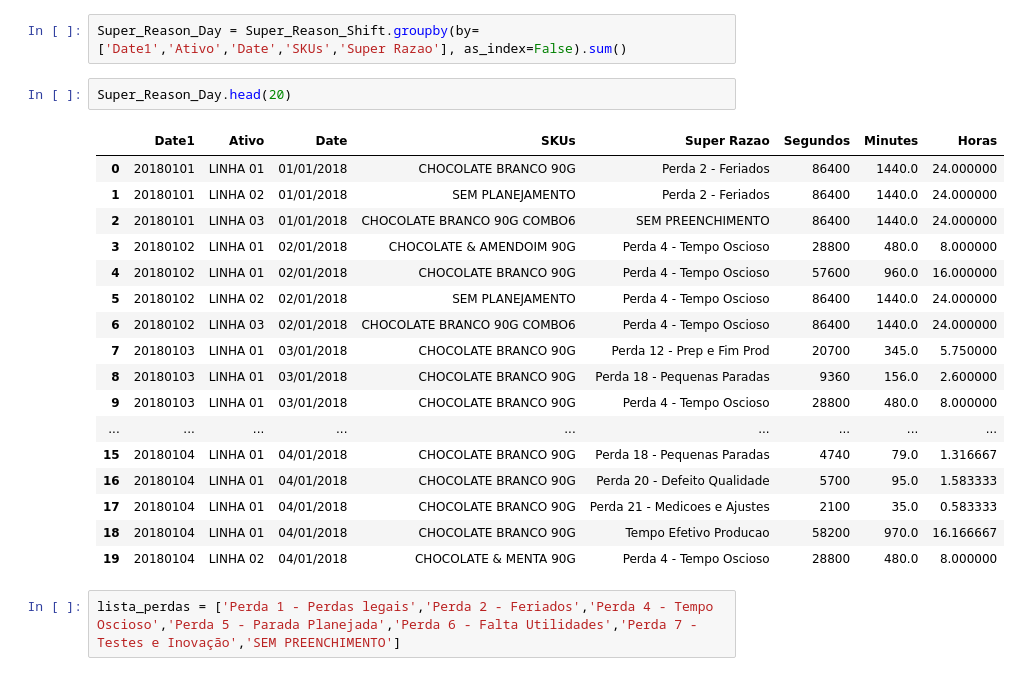
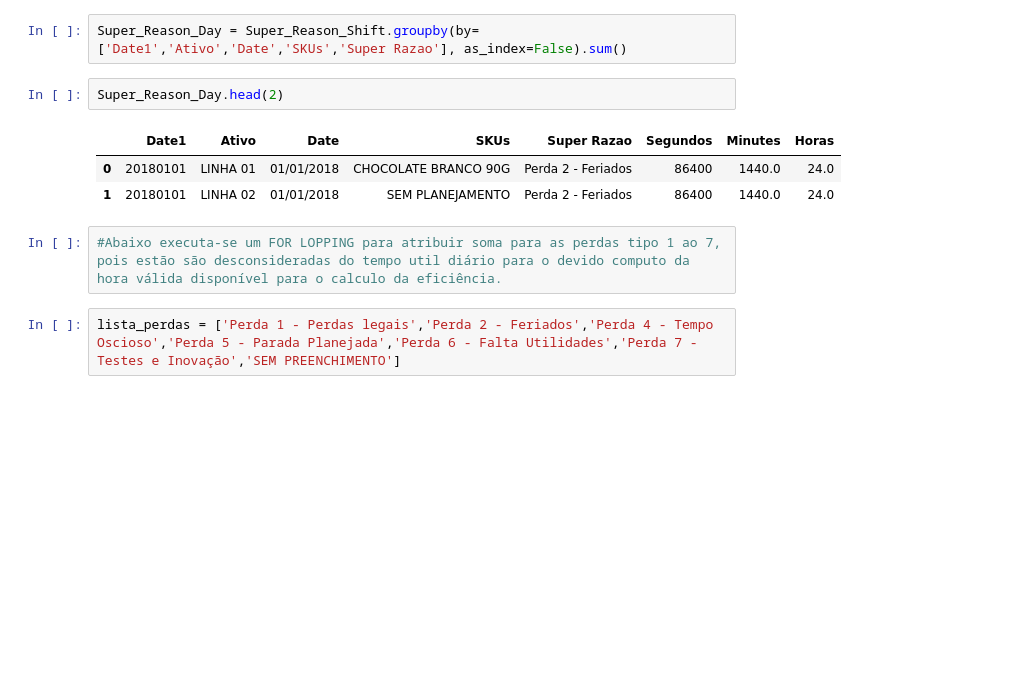
Before and after one commit to maubaroni/Projeto-Final, a Jupyter notebook: LossTreeChocolateFactory.ipynb, the cells around one changed output. Cells and saved outputs as stored; diff of their text form; blank space fills up the shorter version.

```diff
--- a/LossTreeChocolateFactory.ipynb
+++ b/LossTreeChocolateFactory.ipynb
@@ -127,25 +112,13 @@ Super_Reason_Shift
 # %%
 Super_Reason_Day = Super_Reason_Shift.groupby(by=['Date1','Ativo','Date','SKUs','Super Razao'], as_index=False).sum()
 # %%
-Super_Reason_Day.head(20)
+Super_Reason_Day.head(2)
 # %% [output]
 |  | Date1 | Ativo | Date | SKUs | Super Razao | Segundos | Minutes | Horas |
-| 0 | 20180101 | LINHA 01 | 01/01/2018 | CHOCOLATE BRANCO 90G | Perda 2 - Feriados | 86400 | 1440.0 | 24.000000 |
-| 1 | 20180101 | LINHA 02 | 01/01/2018 | SEM PLANEJAMENTO | Perda 2 - Feriados | 86400 | 1440.0 | 24.000000 |
-| 2 | 20180101 | LINHA 03 | 01/01/2018 | CHOCOLATE BRANCO 90G COMBO6 | SEM PREENCHIMENTO | 86400 | 1440.0 | 24.000000 |
-| 3 | 20180102 | LINHA 01 | 02/01/2018 | CHOCOLATE & AMENDOIM 90G | Perda 4 - Tempo Oscioso | 28800 | 480.0 | 8.000000 |
-| 4 | 20180102 | LINHA 01 | 02/01/2018 | CHOCOLATE BRANCO 90G | Perda 4 - Tempo Oscioso | 57600 | 960.0 | 16.000000 |
-| 5 | 20180102 | LINHA 02 | 02/01/2018 | SEM PLANEJAMENTO | Perda 4 - Tempo Oscioso | 86400 | 1440.0 | 24.000000 |
-| 6 | 20180102 | LINHA 03 | 02/01/2018 | CHOCOLATE BRANCO 90G COMBO6 | Perda 4 - Tempo Oscioso | 86400 | 1440.0 | 24.000000 |
-| 7 | 20180103 | LINHA 01 | 03/01/2018 | CHOCOLATE BRANCO 90G | Perda 12 - Prep e Fim Prod | 20700 | 345.0 | 5.750000 |
-| 8 | 20180103 | LINHA 01 | 03/01/2018 | CHOCOLATE BRANCO 90G | Perda 18 - Pequenas Paradas | 9360 | 156.0 | 2.600000 |
-| 9 | 20180103 | LINHA 01 | 03/01/2018 | CHOCOLATE BRANCO 90G | Perda 4 - Tempo Oscioso | 28800 | 480.0 | 8.000000 |
-| ... | ... | ... | ... | ... | ... | ... | ... | ... |
-| 15 | 20180104 | LINHA 01 | 04/01/2018 | CHOCOLATE BRANCO 90G | Perda 18 - Pequenas Paradas | 4740 | 79.0 | 1.316667 |
-| 16 | 20180104 | LINHA 01 | 04/01/2018 | CHOCOLATE BRANCO 90G | Perda 20 - Defeito Qualidade | 5700 | 95.0 | 1.583333 |
-| 17 | 20180104 | LINHA 01 | 04/01/2018 | CHOCOLATE BRANCO 90G | Perda 21 - Medicoes e Ajustes | 2100 | 35.0 | 0.583333 |
-| 18 | 20180104 | LINHA 01 | 04/01/2018 | CHOCOLATE BRANCO 90G | Tempo Efetivo Producao | 58200 | 970.0 | 16.166667 |
-| 19 | 20180104 | LINHA 02 | 04/01/2018 | CHOCOLATE & MENTA 90G | Perda 4 - Tempo Oscioso | 28800 | 480.0 | 8.000000 |
+| 0 | 20180101 | LINHA 01 | 01/01/2018 | CHOCOLATE BRANCO 90G | Perda 2 - Feriados | 86400 | 1440.0 | 24.0 |
+| 1 | 20180101 | LINHA 02 | 01/01/2018 | SEM PLANEJAMENTO | Perda 2 - Feriados | 86400 | 1440.0 | 24.0 |
+# %%
+#Abaixo executa-se um FOR LOPPING para atribuir soma para as perdas tipo 1 ao 7, pois estão são desconsideradas do tempo util diário para o devido computo da hora válida disponível para o calculo da eficiência.
 # %%
 lista_perdas = ['Perda 1 - Perdas legais','Perda 2 - Feriados','Perda 4 - Tempo Oscioso','Perda 5 - Parada Planejada','Perda 6 - Falta Utilidades','Perda 7 - Testes e Inovação','SEM PREENCHIMENTO']
 # %%
```
Also changed, not shown: parts of 35 cells of this notebook.
